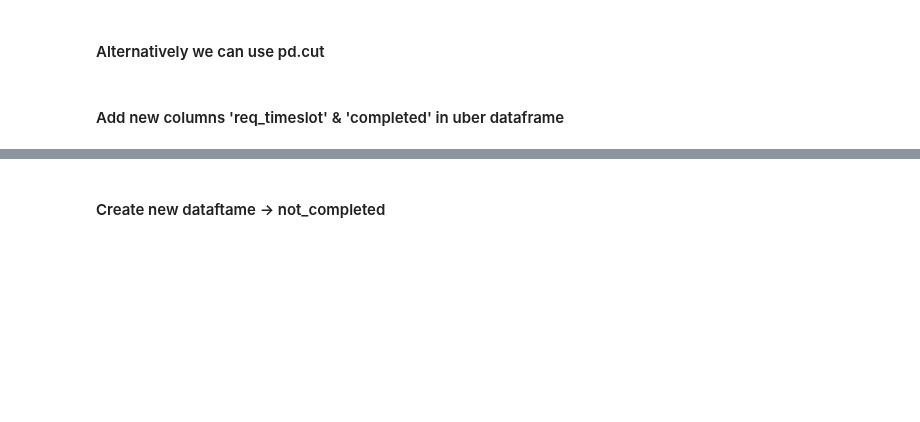
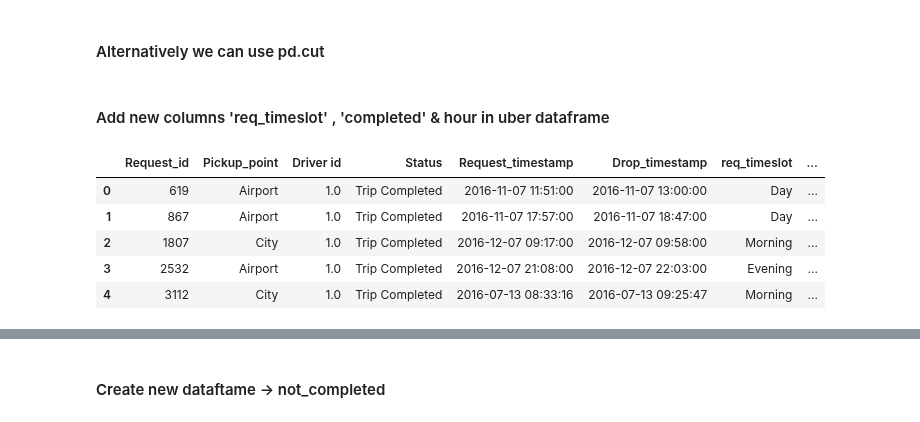
Before and after one commit to ab9bhatia/PythonScripts, a Jupyter notebook: projects/Uber/Uber_Supply_Demand_Gap.ipynb, the cells around one changed output, grey strips where cells are left out. Drawn from its saved outputs; the diff is of its cells as text; code cells hidden in the pictures; blank space fills up the shorter version.

```diff
--- a/projects/Uber/Uber_Supply_Demand_Gap.ipynb
+++ b/projects/Uber/Uber_Supply_Demand_Gap.ipynb
@@ -119,6 +125,15 @@ slot = ['Midnight', 'Late Night', 'Early Morning', 'Morning', 'Afternoon', 'Even
 # %% [markdown]
-#### Add new columns 'req_timeslot' & 'completed' in uber dataframe
+#### Add new columns 'req_timeslot' , 'completed' & hour in uber dataframe
 # %%
 #uber['req_timeslot'] = uber['Request_timestamp'].apply(lambda x: time_slot(x.hour))  #User defined function
 uber['req_timeslot'] = pd.cut(uber['Request_timestamp'].apply(lambda x: x.hour), bins, labels=slot) # pd.cut
 uber['completed'] = uber['Status'].apply(lambda x: 1 if x =='Trip Completed' else 0)
+uber['hour']= uber['Request_timestamp'].apply(lambda x: x.hour)
+uber.head()
+# %% [output]
+|  | Request_id | Pickup_point | Driver id | Status | Request_timestamp | Drop_timestamp | req_timeslot | ... |
+| 0 | 619 | Airport | 1.0 | Trip Completed | 2016-11-07 11:51:00 | 2016-11-07 13:00:00 | Day | ... |
+| 1 | 867 | Airport | 1.0 | Trip Completed | 2016-11-07 17:57:00 | 2016-11-07 18:47:00 | Day | ... |
+| 2 | 1807 | City | 1.0 | Trip Completed | 2016-12-07 09:17:00 | 2016-12-07 09:58:00 | Morning | ... |
+| 3 | 2532 | Airport | 1.0 | Trip Completed | 2016-12-07 21:08:00 | 2016-12-07 22:03:00 | Evening | ... |
+| 4 | 3112 | City | 1.0 | Trip Completed | 2016-07-13 08:33:16 | 2016-07-13 09:25:47 | Morning | ... |
```
Also changed, not shown: parts of 10 cells of this notebook, 2 other files.
